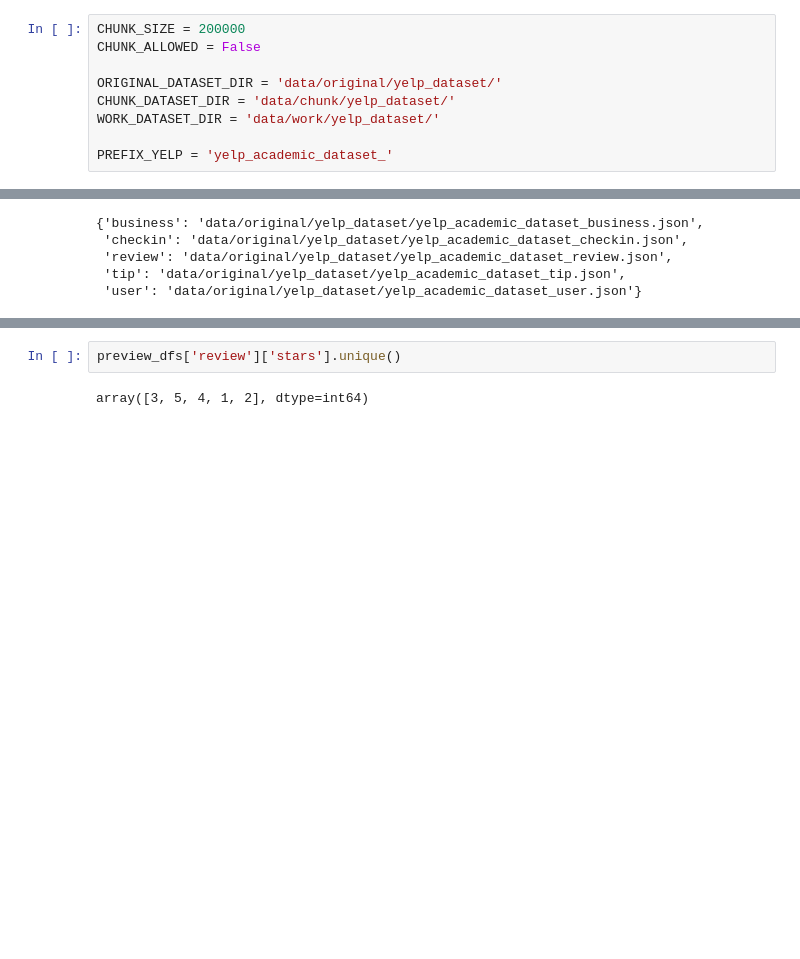
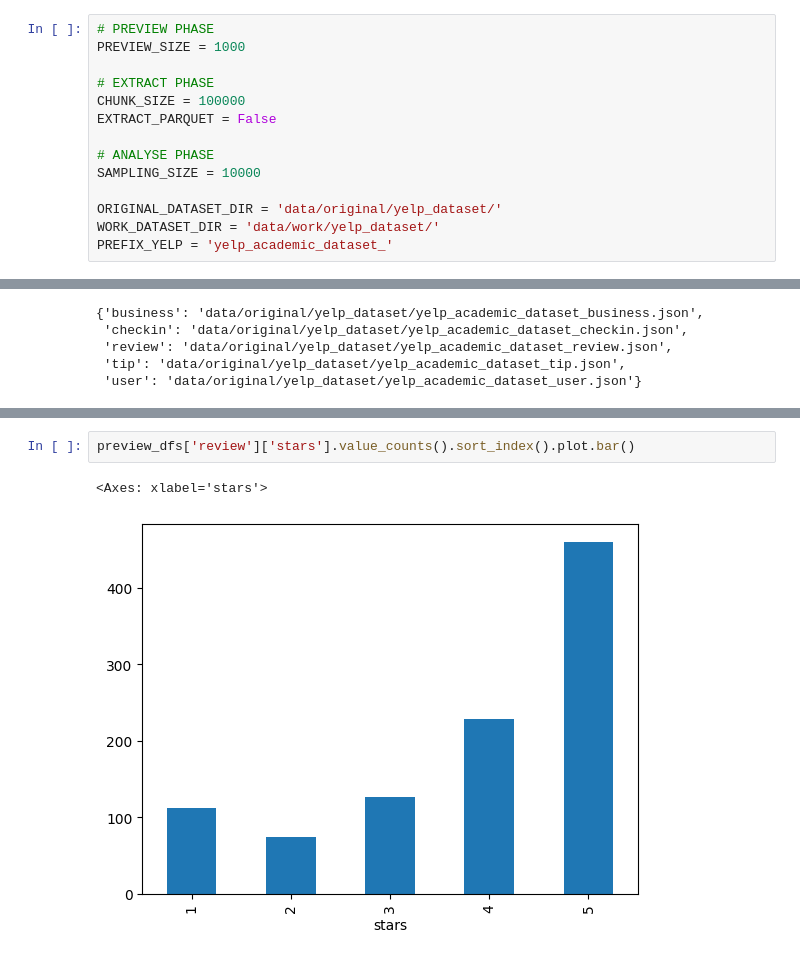
Before and after one commit to CODEheures/oc-ingenieur-ia, a Jupyter notebook: p6/projet/preprocess_text1.ipynb, the cells around one changed output, grey strips where cells are left out. Saved outputs shown, nothing was run; the diff lists cells and outputs as text; blank space fills up the shorter version.

```diff
--- a/p6/projet/preprocess_text1.ipynb
+++ b/p6/projet/preprocess_text1.ipynb
@@ -9,13 +8,18 @@ from tabulate import tabulate
 # %% [markdown]
 # CONFIGURATION
 # %%
-CHUNK_SIZE = 200000
-CHUNK_ALLOWED = False
+# PREVIEW PHASE
+PREVIEW_SIZE = 1000
+
+# EXTRACT PHASE
+CHUNK_SIZE = 100000
+EXTRACT_PARQUET = False
+
+# ANALYSE PHASE
+SAMPLING_SIZE = 10000
 
 ORIGINAL_DATASET_DIR = 'data/original/yelp_dataset/'
-CHUNK_DATASET_DIR = 'data/chunk/yelp_dataset/'
 WORK_DATASET_DIR = 'data/work/yelp_dataset/'
-
 PREFIX_YELP = 'yelp_academic_dataset_'
 # %% [markdown]
 # FONCTIONS
@@ -181,7 +162,8 @@ compliment_count             int64
 dtype: object
 ... (4 outputs left out)
 # %%
-preview_dfs['review']['stars'].unique()
+preview_dfs['review']['stars'].value_counts().sort_index().plot.bar()
 # %% [output]
-array([3, 5, 4, 1, 2], dtype=int64)
+<Axes: xlabel='stars'>
+[figure, added]
 # %%
```
Also changed, not shown: parts of 28 cells of this notebook, 1 other file.
